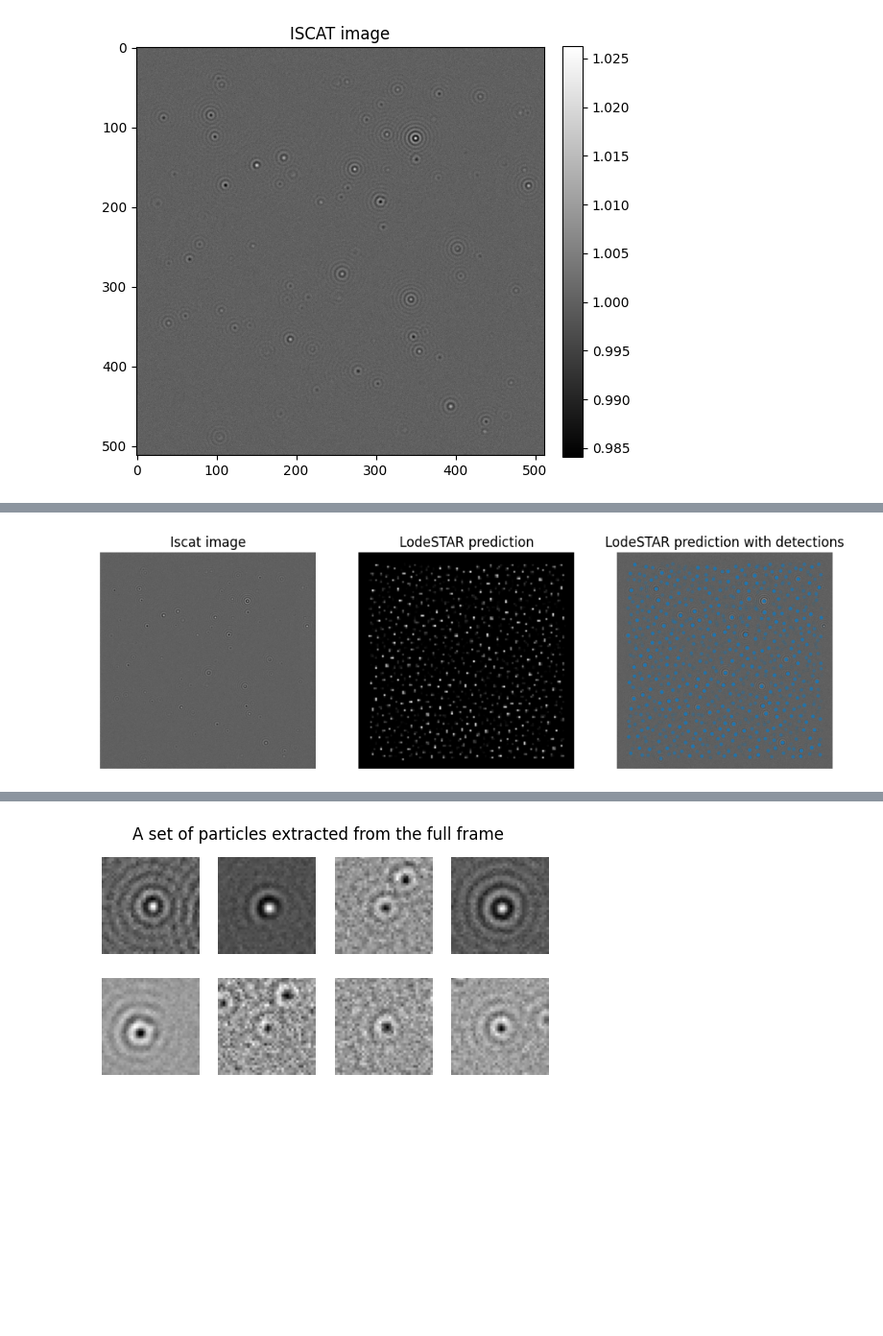
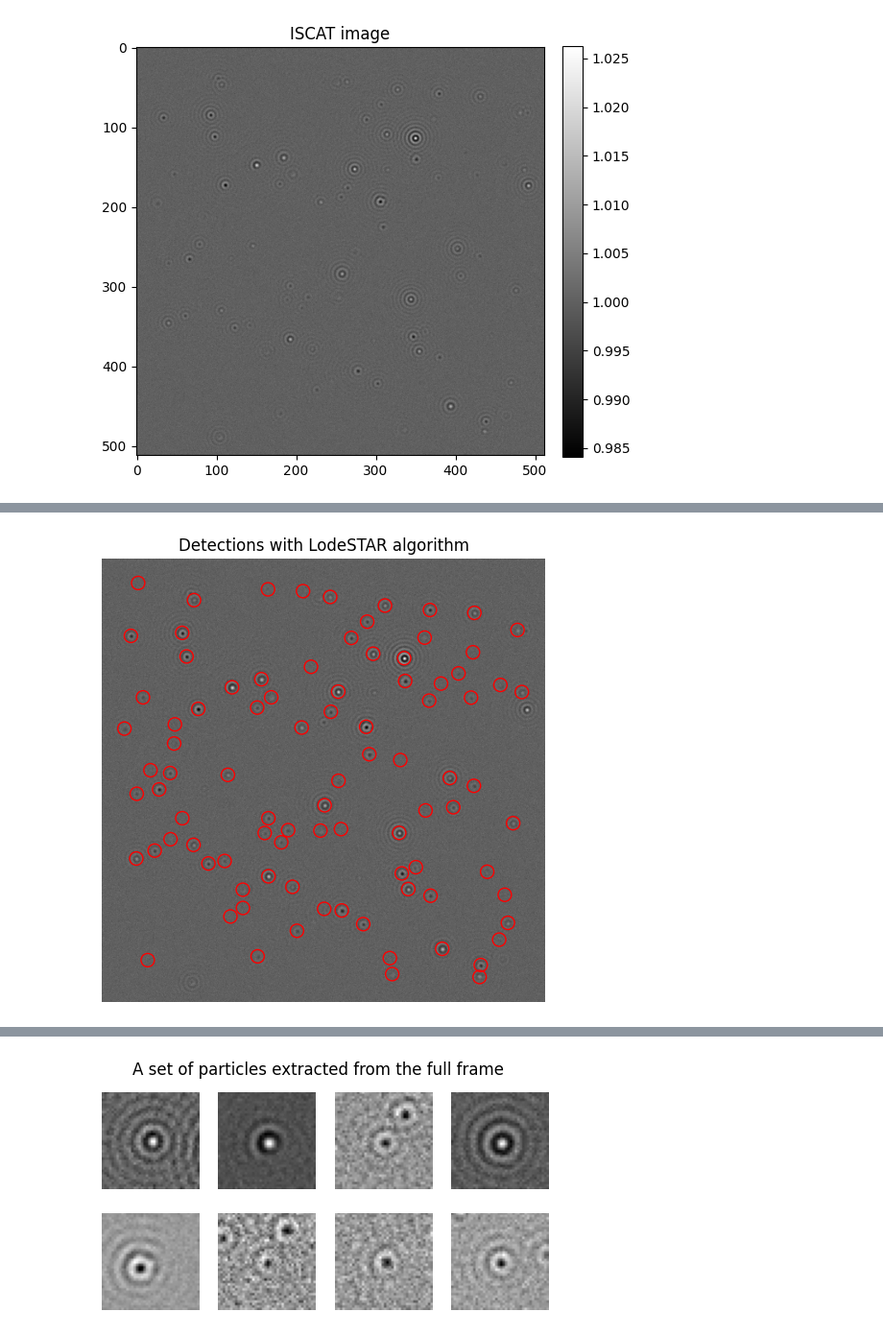
Before and after one commit to softmatterlab/OpticalCharacterizationNanoparticles, a Jupyter notebook: example_analysis/ISCAT_analysis.ipynb, the cells around one changed output, grey strips where cells are left out. Shown at 96% size. Saved outputs shown, nothing was run; the diff lists cells and outputs as text; code cells hidden in the pictures; blank space fills up the shorter version.

```diff
--- a/example_analysis/ISCAT_analysis.ipynb
+++ b/example_analysis/ISCAT_analysis.ipynb
@@ -203,13 +248,17 @@ for i in range(8):
+# %%
+learning_rate = 2e-4
+max_epochs = 50
+TRAIN_MODEL = False
+model_path = os.path.join("..", "models", "iscat", "lodestar_tracking.pth")
 # %%
-lodestar = dl.LodeSTAR(n_transforms=4, optimizer=dl.Adam(lr=2e-4)).build().to(DEV)
+#Defining the model
+lodestar = dl.LodeSTAR(n_transforms=4, optimizer=dl.Adam(lr=learning_rate)).build().to(DEV)
 # %%
-TRAIN_MODEL = False
-
 if TRAIN_MODEL:
     #Train model for max_epochs.
     trainer = dl.Trainer(max_epochs=50)
     trainer.fit(lodestar, dataloader)
 else:
-    lodestar.load_state_dict(torch.load("../models/iscat/lodestar_tracking.pth"))
+    lodestar.load_state_dict(torch.load(model_path))
     lodestar.eval()
 lodestar = lodestar.to(DEV)
@@ -220,32 +269,26 @@ xxx
+# %%
+#Parameters for the tracking
+alpha = 0.8
+beta = 0.2
+cutoff = 0.9925
+mode = "quantile"
 # %%
 if downsample:
     datav2 = skimage.measure.block_reduce(data, (2, 2, 1))
     torch_image = torch.from_numpy(datav2).permute(2, 0, 1).unsqueeze(0).float().to(DEV)
     factor = 2
 else:
     torch_image = torch.from_numpy(data).permute(2, 0, 1).unsqueeze(0).float().to(DEV)
     factor = 1
 
-prediction = lodestar(torch_image)[0].cpu().detach().numpy()
-x, y, rho = prediction[0]*factor, prediction[1]*factor, prediction[-1]
+#Detect particles with LodeSTAR
+detections = lodestar.detect(torch_image, alpha=alpha, beta=beta,
+                                mode=mode, cutoff=cutoff)[0]*factor
 
-plt.figure(figsize=(12, 4))
-plt.subplot(1, 3, 1)
-plt.title("Iscat image")
-plt.imshow(data[...,0], cmap="gray")
-plt.axis("off")
-
-plt.subplot(1, 3, 2)
-plt.title("LodeSTAR prediction")
-plt.imshow(rho, cmap="gray")
-plt.axis("off")
-
-plt.subplot(1, 3, 3)
-plt.title("LodeSTAR prediction with detections")
-plt.imshow(data[...,0], cmap="gray")
-plt.scatter(y.flatten(), x.flatten(), alpha=rho.flatten() / rho.max(), s=5)
-plt.axis("off")
-
-plt.show()
+hp.plot_frame_with_detections(
+    data=data,
+    positions=detections,
+    title = "Detections with LodeSTAR algorithm"
+    )
 # %% [output]
-[figure, old version]
+[figure, new version]
```
Also changed, not shown: parts of 115 cells of this notebook, 10 other files.
